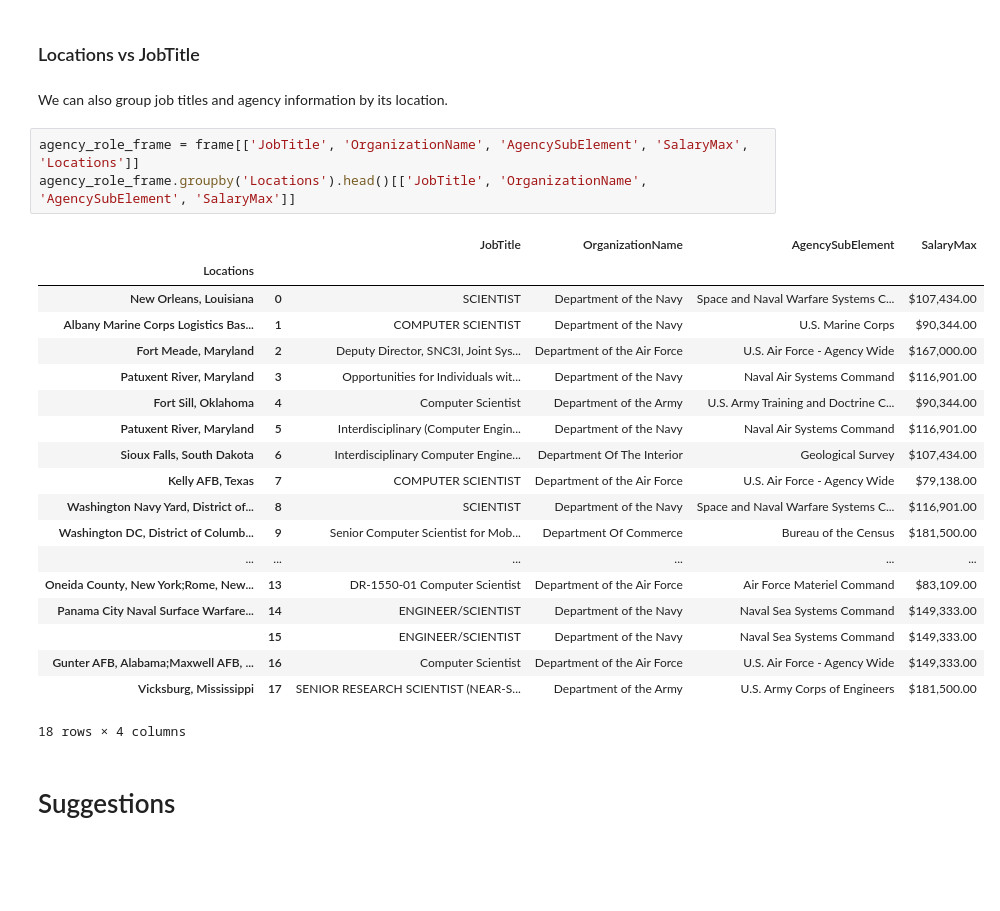
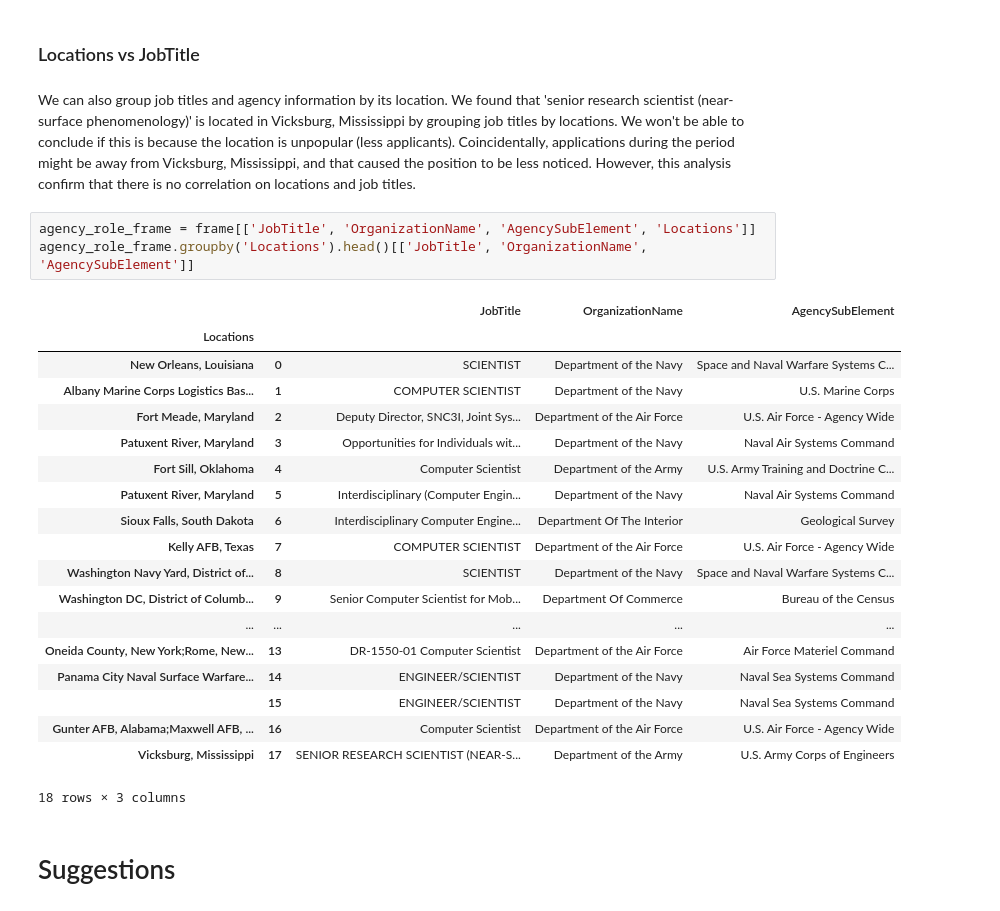
Before and after one commit to graceeunbekim/Job-of-America-Data-Analysis, a Jupyter notebook: JOA_data_analysis.ipynb, the cells around one changed output. Cells and saved outputs as stored; diff of their text form; blank space fills up the shorter version.

```diff
--- a/JOA_data_analysis.ipynb
+++ b/JOA_data_analysis.ipynb
@@ -212,30 +185,30 @@ agency_role_frame.groupby('SalaryMax').head()[['JobTitle', 'OrganizationName', '
 # %% [markdown]
 ### Locations vs JobTitle
-# %% [markdown]
-We can also group job titles and agency information by its location.
+# %% [markdown]
+We can also group job titles and agency information by its location. We found that 'senior research scientist (near-surface phenomenology)' is located in Vicksburg, Mississippi by grouping job titles by locations. We won't be able to conclude if this is because the location is unpopular (less applicants). Coincidentally, applications during the period might be away from Vicksburg, Mississippi, and that caused the position to be less noticed. However, this analysis confirm that there is no correlation on locations and job titles.
 # %%
-agency_role_frame = frame[['JobTitle', 'OrganizationName', 'AgencySubElement', 'SalaryMax', 'Locations']]
-agency_role_frame.groupby('Locations').head()[['JobTitle', 'OrganizationName', 'AgencySubElement', 'SalaryMax']]
+agency_role_frame = frame[['JobTitle', 'OrganizationName', 'AgencySubElement', 'Locations']]
+agency_role_frame.groupby('Locations').head()[['JobTitle', 'OrganizationName', 'AgencySubElement']]
 # %% [output]
-|  |  | JobTitle | OrganizationName | AgencySubElement | SalaryMax |
-| Locations |  |  |  |  |  |
-| New Orleans, Louisiana | 0 | SCIENTIST | Department of the Navy | Space and Naval Warfare Systems C... | $107,434.00 |
-| Albany Marine Corps Logistics Bas... | 1 | COMPUTER SCIENTIST | Department of the Navy | U.S. Marine Corps | $90,344.00 |
-| Fort Meade, Maryland | 2 | Deputy Director, SNC3I, Joint Sys... | Department of the Air Force | U.S. Air Force - Agency Wide | $167,000.00 |
-| Patuxent River, Maryland | 3 | Opportunities for Individuals wit... | Department of the Navy | Naval Air Systems Command | $116,901.00 |
-| Fort Sill, Oklahoma | 4 | Computer Scientist | Department of the Army | U.S. Army Training and Doctrine C... | $90,344.00 |
-| Patuxent River, Maryland | 5 | Interdisciplinary (Computer Engin... | Department of the Navy | Naval Air Systems Command | $116,901.00 |
-| Sioux Falls, South Dakota | 6 | Interdisciplinary Computer Engine... | Department Of The Interior | Geological Survey | $107,434.00 |
-| Kelly AFB, Texas | 7 | COMPUTER SCIENTIST | Department of the Air Force | U.S. Air Force - Agency Wide | $79,138.00 |
-| Washington Navy Yard, District of... | 8 | SCIENTIST | Department of the Navy | Space and Naval Warfare Systems C... | $116,901.00 |
-| Washington DC, District of Columb... | 9 | Senior Computer Scientist for Mob... | Department Of Commerce | Bureau of the Census | $181,500.00 |
-| ... | ... | ... | ... | ... | ... |
-| Oneida County, New York;Rome, New... | 13 | DR-1550-01 Computer Scientist | Department of the Air Force | Air Force Materiel Command | $83,109.00 |
-| Panama City Naval Surface Warfare... | 14 | ENGINEER/SCIENTIST | Department of the Navy | Naval Sea Systems Command | $149,333.00 |
-|  | 15 | ENGINEER/SCIENTIST | Department of the Navy | Naval Sea Systems Command | $149,333.00 |
-| Gunter AFB, Alabama;Maxwell AFB, ... | 16 | Computer Scientist | Department of the Air Force | U.S. Air Force - Agency Wide | $149,333.00 |
-| Vicksburg, Mississippi | 17 | SENIOR RESEARCH SCIENTIST (NEAR-S... | Department of the Army | U.S. Army Corps of Engineers | $181,500.00 |
+|  |  | JobTitle | OrganizationName | AgencySubElement |
+| Locations |  |  |  |  |
+| New Orleans, Louisiana | 0 | SCIENTIST | Department of the Navy | Space and Naval Warfare Systems C... |
+| Albany Marine Corps Logistics Bas... | 1 | COMPUTER SCIENTIST | Department of the Navy | U.S. Marine Corps |
+| Fort Meade, Maryland | 2 | Deputy Director, SNC3I, Joint Sys... | Department of the Air Force | U.S. Air Force - Agency Wide |
+| Patuxent River, Maryland | 3 | Opportunities for Individuals wit... | Department of the Navy | Naval Air Systems Command |
+| Fort Sill, Oklahoma | 4 | Computer Scientist | Department of the Army | U.S. Army Training and Doctrine C... |
+| Patuxent River, Maryland | 5 | Interdisciplinary (Computer Engin... | Department of the Navy | Naval Air Systems Command |
+| Sioux Falls, South Dakota | 6 | Interdisciplinary Computer Engine... | Department Of The Interior | Geological Survey |
+| Kelly AFB, Texas | 7 | COMPUTER SCIENTIST | Department of the Air Force | U.S. Air Force - Agency Wide |
+| Washington Navy Yard, District of... | 8 | SCIENTIST | Department of the Navy | Space and Naval Warfare Systems C... |
+| Washington DC, District of Columb... | 9 | Senior Computer Scientist for Mob... | Department Of Commerce | Bureau of the Census |
+| ... | ... | ... | ... | ... |
+| Oneida County, New York;Rome, New... | 13 | DR-1550-01 Computer Scientist | Department of the Air Force | Air Force Materiel Command |
+| Panama City Naval Surface Warfare... | 14 | ENGINEER/SCIENTIST | Department of the Navy | Naval Sea Systems Command |
+|  | 15 | ENGINEER/SCIENTIST | Department of the Navy | Naval Sea Systems Command |
+| Gunter AFB, Alabama;Maxwell AFB, ... | 16 | Computer Scientist | Department of the Air Force | U.S. Air Force - Agency Wide |
+| Vicksburg, Mississippi | 17 | SENIOR RESEARCH SCIENTIST (NEAR-S... | Department of the Army | U.S. Army Corps of Engineers |
-18 rows × 4 columns
+18 rows × 3 columns
 # %% [markdown]
 # Suggestions
 # %% [markdown]
```
Also changed, not shown: parts of 9 cells of this notebook.
